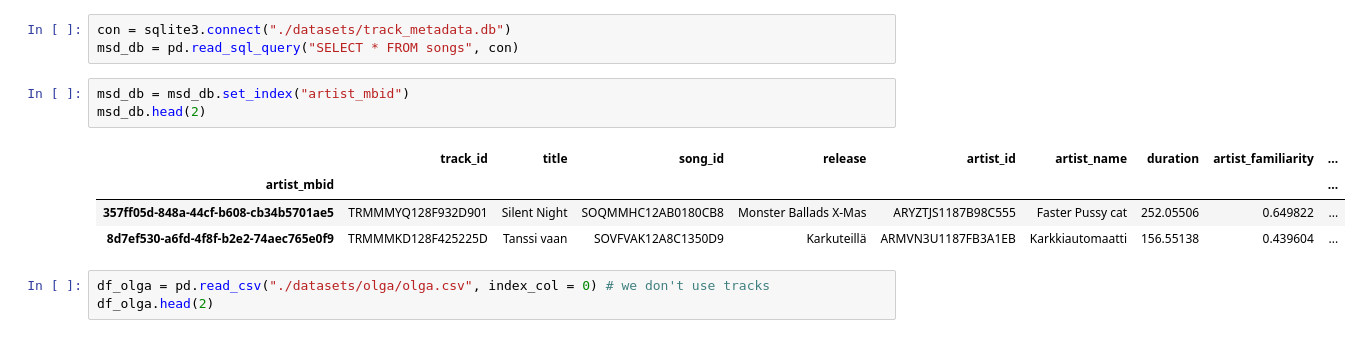
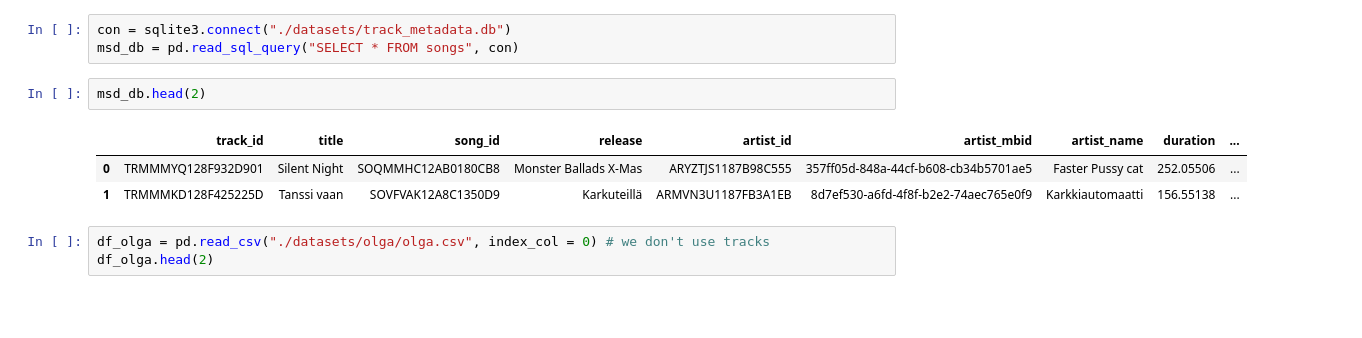
Before and after one commit to seungheondoh/olga-msd, a Jupyter notebook: mapping.ipynb, the cells around one changed output. Saved outputs shown, nothing was run; the diff lists cells and outputs as text; blank space fills up the shorter version.

```diff
--- a/mapping.ipynb
+++ b/mapping.ipynb
@@ -16,13 +21,11 @@ os.listdir("./datasets")
 con = sqlite3.connect("./datasets/track_metadata.db")
 msd_db = pd.read_sql_query("SELECT * FROM songs", con)
 # %%
-msd_db = msd_db.set_index("artist_mbid")
 msd_db.head(2)
 # %% [output]
-|  | track_id | title | song_id | release | artist_id | artist_name | duration | artist_familiarity | ... |
-| artist_mbid |  |  |  |  |  |  |  |  | ... |
-| 357ff05d-848a-44cf-b608-cb34b5701ae5 | TRMMMYQ128F932D901 | Silent Night | SOQMMHC12AB0180CB8 | Monster Ballads X-Mas | ARYZTJS1187B98C555 | Faster Pussy cat | 252.05506 | 0.649822 | ... |
-| 8d7ef530-a6fd-4f8f-b2e2-74aec765e0f9 | TRMMMKD128F425225D | Tanssi vaan | SOVFVAK12A8C1350D9 | Karkuteillä | ARMVN3U1187FB3A1EB | Karkkiautomaatti | 156.55138 | 0.439604 | ... |
+|  | track_id | title | song_id | release | artist_id | artist_mbid | artist_name | duration | ... |
+| 0 | TRMMMYQ128F932D901 | Silent Night | SOQMMHC12AB0180CB8 | Monster Ballads X-Mas | ARYZTJS1187B98C555 | 357ff05d-848a-44cf-b608-cb34b5701ae5 | Faster Pussy cat | 252.05506 | ... |
+| 1 | TRMMMKD128F425225D | Tanssi vaan | SOVFVAK12A8C1350D9 | Karkuteillä | ARMVN3U1187FB3A1EB | 8d7ef530-a6fd-4f8f-b2e2-74aec765e0f9 | Karkkiautomaatti | 156.55138 | ... |
 # %%
 df_olga = pd.read_csv("./datasets/olga/olga.csv", index_col = 0) # we don't use tracks
 df_olga.head(2)
```
Also changed, not shown: parts of 15 cells of this notebook, 1 other file.
